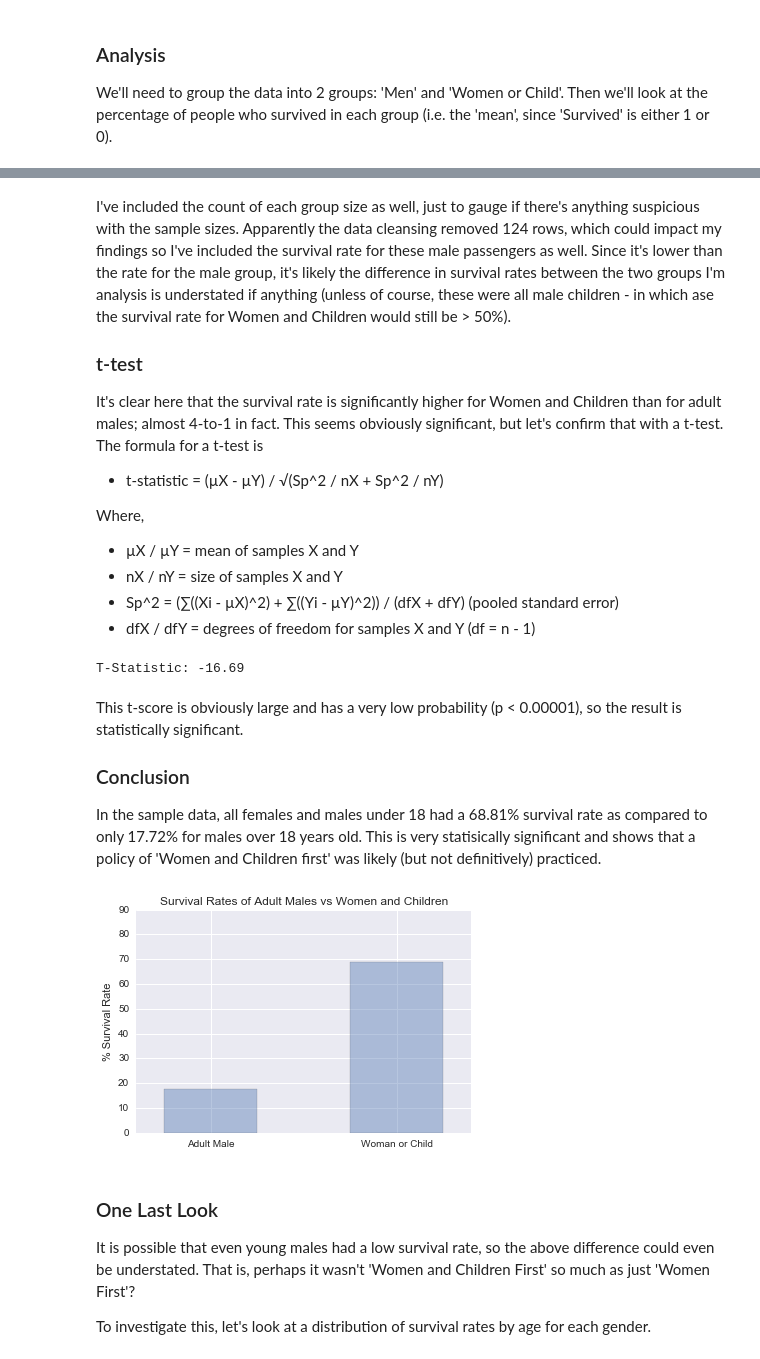
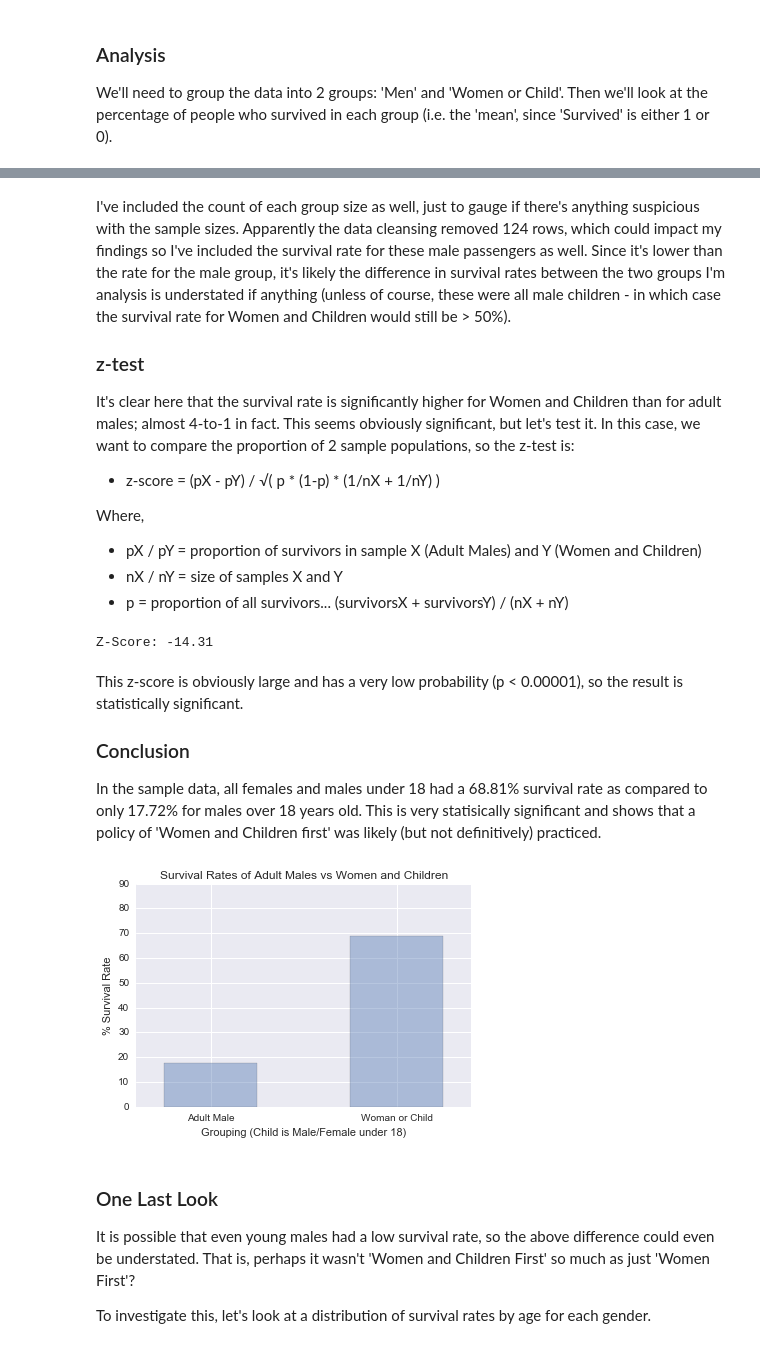
Before and after one commit to greg-ashby/titanic_survival_analysis, a Jupyter notebook: Titanic.ipynb, the cells around one changed output, grey strips where cells are left out. Saved outputs shown, nothing was run; the diff lists cells and outputs as text; code cells hidden in the pictures.

```diff
--- a/Titanic.ipynb
+++ b/Titanic.ipynb
@@ -175,48 +253,49 @@ See the caveats in the documentation: http://pandas.pydata.org/pandas-docs/stabl
 # %% [markdown]
-I've included the count of each group size as well, just to gauge if there's anything suspicious with the sample sizes. Apparently the data cleansing removed 124 rows, which could impact my findings so I've included the survival rate for these male passengers as well. Since it's lower than the rate for the male group, it's likely the difference in survival rates between the two groups I'm analysis is understated if anything (unless of course, these were all male children - in which ase the survival rate for Women and Children would still be > 50%).
+I've included the count of each group size as well, just to gauge if there's anything suspicious with the sample sizes. Apparently the data cleansing removed 124 rows, which could impact my findings so I've included the survival rate for these male passengers as well. Since it's lower than the rate for the male group, it's likely the difference in survival rates between the two groups I'm analysis is understated if anything (unless of course, these were all male children - in which case the survival rate for Women and Children would still be > 50%).
 
-### t-test
+### z-test
 
-It's clear here that the survival rate is significantly higher for Women and Children than for adult males; almost 4-to-1 in fact. This seems obviously significant, but let's confirm that with a t-test. The formula for a t-test is
+It's clear here that the survival rate is significantly higher for Women and Children than for adult males; almost 4-to-1 in fact. This seems obviously significant, but let's test it. In this case, we want to compare the proportion of 2 sample populations, so the z-test is:
 
-* t-statistic = (µX - µY) / √(Sp^2 / nX + Sp^2 / nY)
+* z-score = (pX - pY) / √( p * (1-p) * (1/nX + 1/nY) )
 
 Where,
-* µX / µY = mean of samples X and Y
+* pX / pY = proportion of survivors in sample X (Adult Males) and Y (Women and Children)
 * nX / nY = size of samples X and Y
-* Sp^2 = (∑((Xi - µX)^2) + ∑((Yi - µY)^2)) / (dfX + dfY) (pooled standard error)
-* dfX / dfY = degrees of freedom for samples X and Y (df = n - 1)
+* p = proportion of all survivors... (survivorsX + survivorsY) / (nX + nY)
 # %%
-def compute_t(seriesX, seriesY):
+def compute_z(seriesX, seriesY):
     nX = len(seriesX)
-    muX = seriesX.mean()
+    yX = len(seriesX[seriesX == 1])
+    pX = float(yX)/ nX
     nY = len(seriesY)
-    muY = seriesY.mean()
-    sum_of_squares_X = sum(seriesX.apply(lambda x: (x- muX)**2))
-    sum_of_squares_Y = sum(seriesY.apply(lambda y: (y- muY)**2))
-    Sp2 = (sum_of_squares_X + sum_of_squares_Y) / (nX + nY - 2)
-    return (muX - muY) / math.sqrt((Sp2 / nX + Sp2 / nY))
+    yY = len(seriesY[seriesY == 1])
+    pY = float(yY)/ nY
+    p = float(yX + yY)/float(nX + nY)
+    z = (pX - pY) / math.sqrt(p * (1-p) * (1./nX + 1./nY))
+    return z
 
 adult_males = cleaned_df[cleaned_df['group'] == 'Adult Male']['Survived']
 women_and_kids = cleaned_df[cleaned_df['group'] == 'Woman or Child']['Survived']
-t_statistic = compute_t(adult_males, women_and_kids)
-print 'T-Statistic: {:4.2f}'.format(t_statistic)
+z_statistic = compute_z(adult_males, women_and_kids)
+print 'Z-Score: {:4.2f}'.format(z_statistic)
 # %% [output]
-T-Statistic: -16.69
+Z-Score: -14.31
 # %% [markdown]
-This t-score is obviously large and has a very low probability (p < 0.00001), so the result is statistically significant.
+This z-score is obviously large and has a very low probability (p < 0.00001), so the result is statistically significant.
 
 ### Conclusion
 In the sample data, all females and males under 18 had a 68.81% survival rate as compared to only 17.72% for males over 18 years old. This is very statisically significant and shows that a policy of 'Women and Children first' was likely (but not definitively) practiced.
 # %%
 plt.title('Survival Rates of Adult Males vs Women and Children')
 plt.bar([0, 1], results['mean'] * 100, align='center', alpha=0.4, width=0.5)
 plt.xticks([0, 1], grouped.groups)
+plt.xlabel('Grouping (Child is Male/Female under 18)')
 plt.yticks(np.arange(0, 100, 10))
 plt.ylabel('% Survival Rate')
 plt.show()
 # %% [output]
-[figure, old version]
+[figure, new version]
 # %% [markdown]
 ### One Last Look
 It is possible that even young males had a low survival rate, so the above difference could even be understated. That is, perhaps it wasn't 'Women and Children First' so much as just 'Women First'?
```
Also changed, not shown: parts of 26 cells of this notebook, 1 other file.
